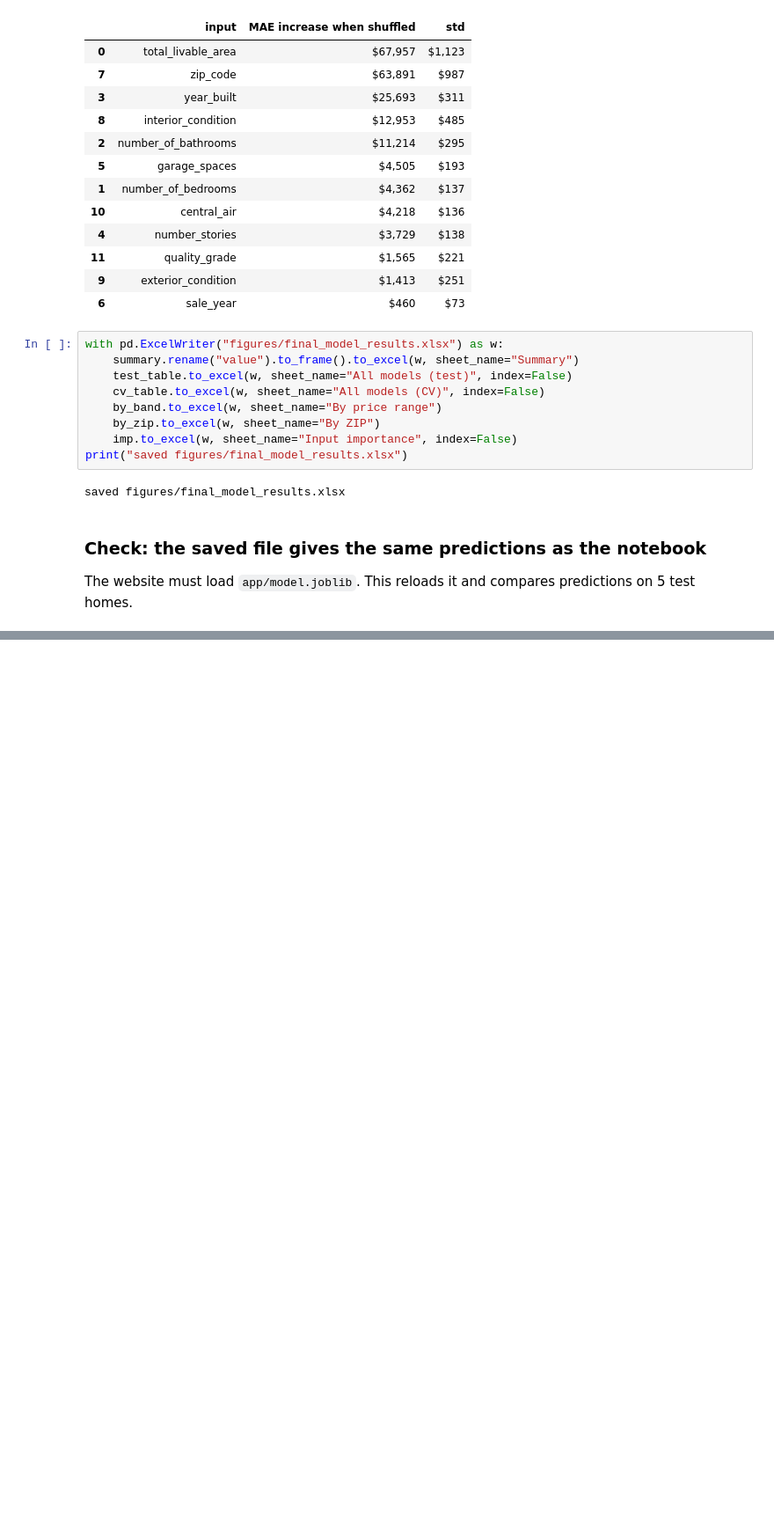
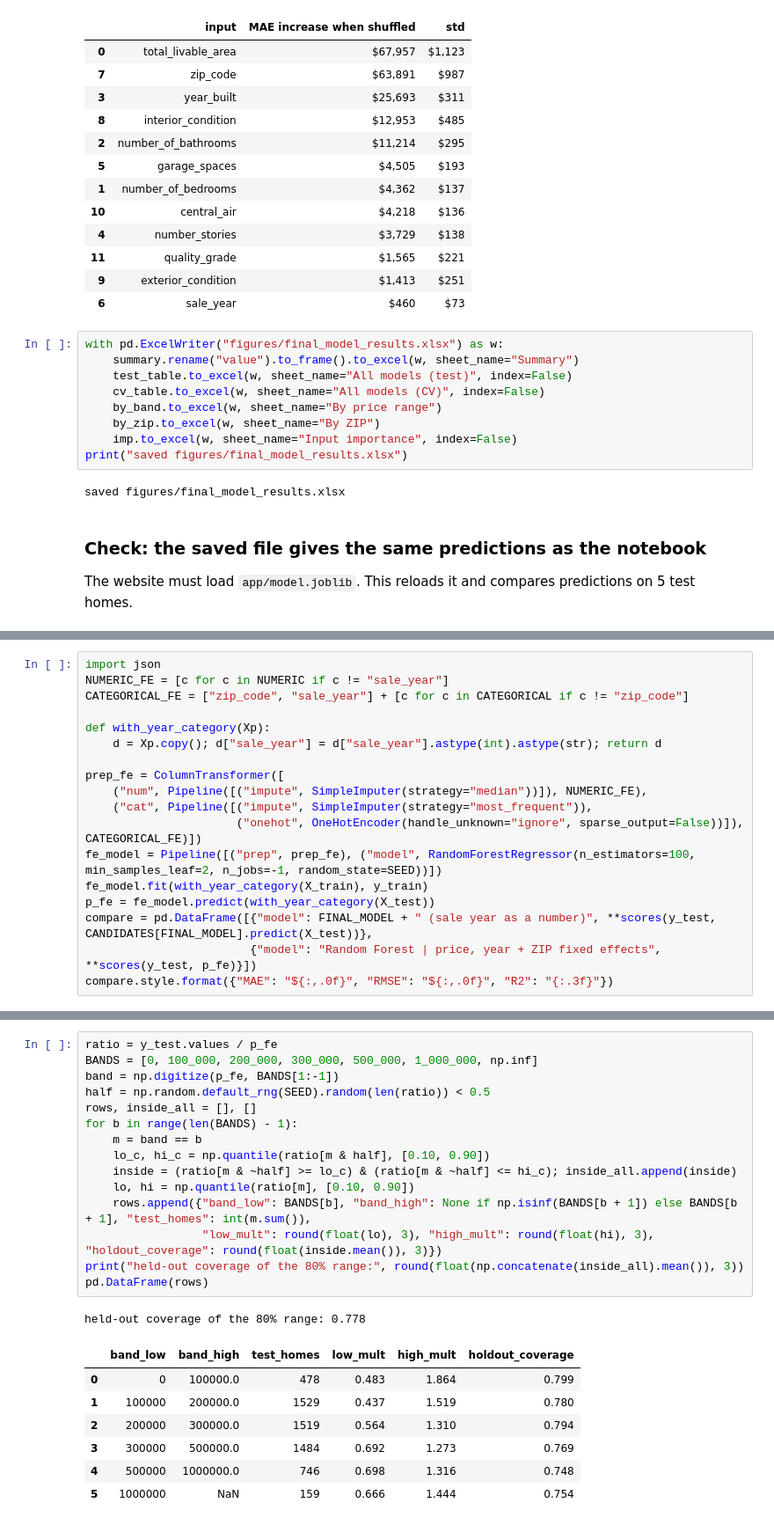
Before and after one commit to HyeseongO/philly-home-price-predictor, a Jupyter notebook: notebook/Group_Project_Modeling.ipynb, the cells around one changed output, grey strips where cells are left out. Shown at 88% size. Saved outputs shown, nothing was run; the diff lists cells and outputs as text; blank space fills up the shorter version.

```diff
--- a/notebook/Group_Project_Modeling.ipynb
+++ b/notebook/Group_Project_Modeling.ipynb
@@ -443,0 +449,18 @@ identical: True
+# %%
+import json
+NUMERIC_FE = [c for c in NUMERIC if c != "sale_year"]
+CATEGORICAL_FE = ["zip_code", "sale_year"] + [c for c in CATEGORICAL if c != "zip_code"]
+
+def with_year_category(Xp):
+    d = Xp.copy(); d["sale_year"] = d["sale_year"].astype(int).astype(str); return d
+
+prep_fe = ColumnTransformer([
+    ("num", Pipeline([("impute", SimpleImputer(strategy="median"))]), NUMERIC_FE),
+    ("cat", Pipeline([("impute", SimpleImputer(strategy="most_frequent")),
+                      ("onehot", OneHotEncoder(handle_unknown="ignore", sparse_output=False))]), CATEGORICAL_FE)])
+fe_model = Pipeline([("prep", prep_fe), ("model", RandomForestRegressor(n_estimators=100, min_samples_leaf=2, n_jobs=-1, random_state=SEED))])
+fe_model.fit(with_year_category(X_train), y_train)
+p_fe = fe_model.predict(with_year_category(X_test))
+compare = pd.DataFrame([{"model": FINAL_MODEL + " (sale year as a number)", **scores(y_test, CANDIDATES[FINAL_MODEL].predict(X_test))},
+                        {"model": "Random Forest | price, year + ZIP fixed effects", **scores(y_test, p_fe)}])
+compare.style.format({"MAE": "${:,.0f}", "RMSE": "${:,.0f}", "R2": "{:.3f}"})
@@ -443,0 +475,24 @@ identical: True
+# %%
+ratio = y_test.values / p_fe
+BANDS = [0, 100_000, 200_000, 300_000, 500_000, 1_000_000, np.inf]
+band = np.digitize(p_fe, BANDS[1:-1])
+half = np.random.default_rng(SEED).random(len(ratio)) < 0.5
+rows, inside_all = [], []
+for b in range(len(BANDS) - 1):
+    m = band == b
+    lo_c, hi_c = np.quantile(ratio[m & half], [0.10, 0.90])
+    inside = (ratio[m & ~half] >= lo_c) & (ratio[m & ~half] <= hi_c); inside_all.append(inside)
+    lo, hi = np.quantile(ratio[m], [0.10, 0.90])
+    rows.append({"band_low": BANDS[b], "band_high": None if np.isinf(BANDS[b + 1]) else BANDS[b + 1], "test_homes": int(m.sum()),
+                 "low_mult": round(float(lo), 3), "high_mult": round(float(hi), 3), "holdout_coverage": round(float(inside.mean()), 3)})
+print("held-out coverage of the 80% range:", round(float(np.concatenate(inside_all).mean()), 3))
+pd.DataFrame(rows)
+# %% [output]
+held-out coverage of the 80% range: 0.778
+|  | band_low | band_high | test_homes | low_mult | high_mult | holdout_coverage |
+| 0 | 0 | 100000.0 | 478 | 0.483 | 1.864 | 0.799 |
+| 1 | 100000 | 200000.0 | 1529 | 0.437 | 1.519 | 0.780 |
+| 2 | 200000 | 300000.0 | 1519 | 0.564 | 1.310 | 0.794 |
+| 3 | 300000 | 500000.0 | 1484 | 0.692 | 1.273 | 0.769 |
+| 4 | 500000 | 1000000.0 | 746 | 0.698 | 1.316 | 0.748 |
+| 5 | 1000000 | NaN | 159 | 0.666 | 1.444 | 0.754 |
```
Also changed, not shown: parts of 5 cells of this notebook, 2 other files.
